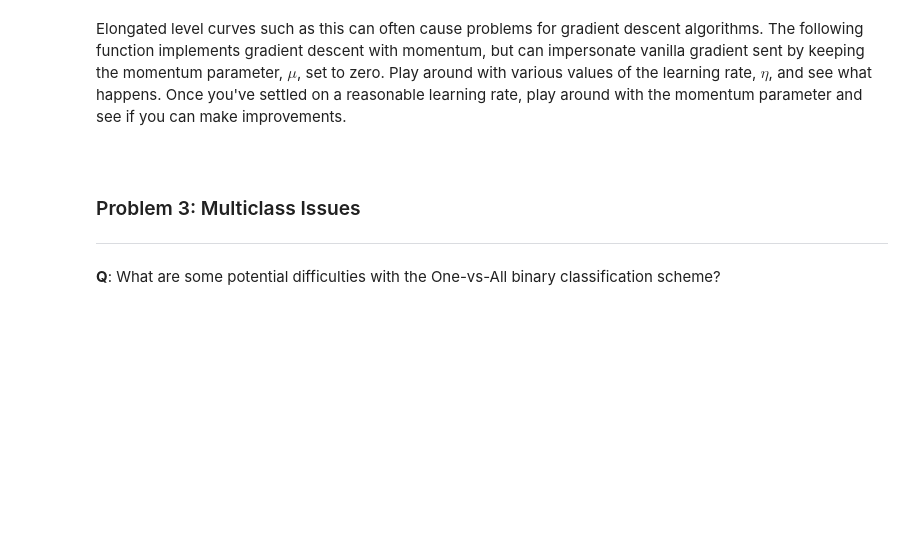
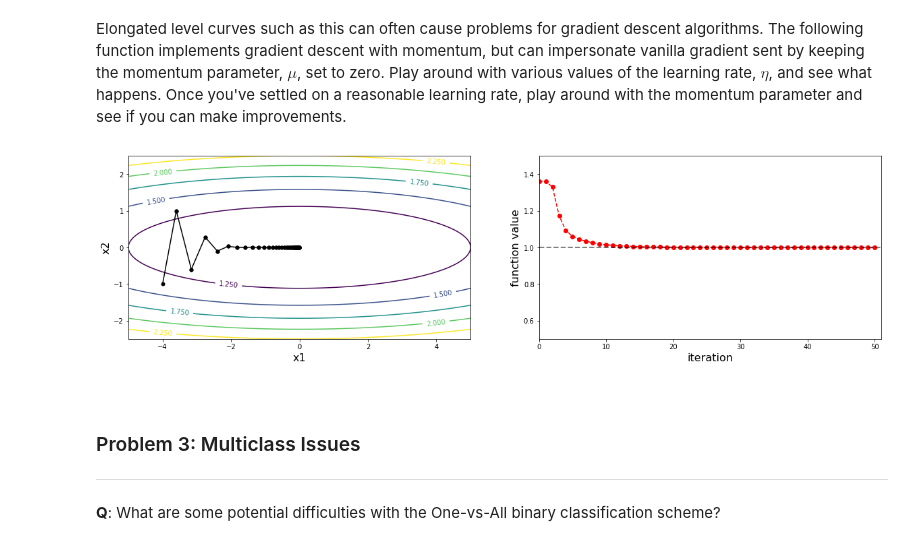
Before and after one commit to corymosiman12/CSCI5622-Machine-Learning, a Jupyter notebook: in-class-notebooks/05_Multiclass_and_Momentum.ipynb, the cells around one changed output. Drawn from its saved outputs; the diff is of its cells as text; code cells hidden in the pictures; blank space fills up the shorter version.

```diff
--- a/in-class-notebooks/05_Multiclass_and_Momentum.ipynb
+++ b/in-class-notebooks/05_Multiclass_and_Momentum.ipynb
@@ -64,7 +65,9 @@ plot_con_surface()
 # %% [markdown]
 Elongated level curves such as this can often cause problems for gradient descent algorithms.  The following function implements gradient descent with momentum, but can impersonate vanilla gradient sent by keeping the momentum parameter, $\mu$, set to zero.  Play around with various values of the learning rate, $\eta$, and see what happens. Once you've settled on a reasonable learning rate, play around with the momentum parameter and see if you can make improvements.
 # %%
-playmomentum(np.array([-4.0,-1.0]), 50, eta0=5.0, mu=0.0)
+playmomentum(np.array([-4.0,-1.0]), 50, eta0=5.0, mu=0.2)
+# %% [output]
+[figure, added]
 # %% [markdown]
 
 <br>
```
Also changed, not shown: parts of 3 cells of this notebook, 3 other files.
